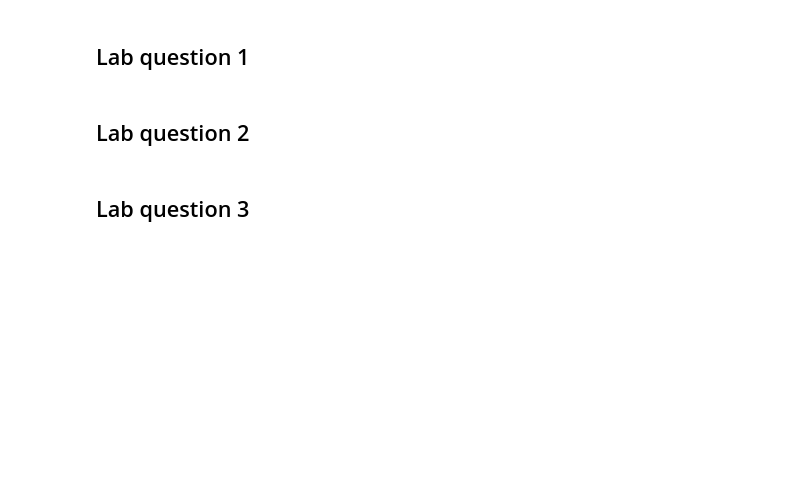
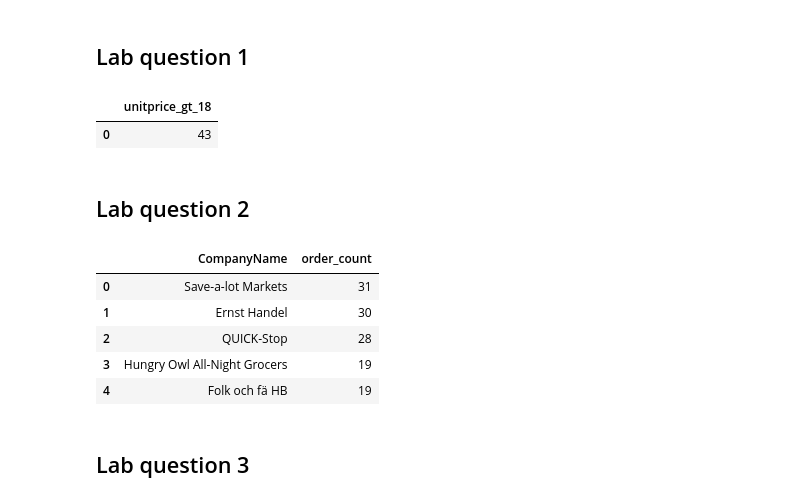
Before and after one commit to joonhahaileypark/joonhahaileypark, a Jupyter notebook: labs/de_lab_1_Joonha_Park.ipynb, the cells around one changed output. Saved outputs shown, nothing was run; the diff lists cells and outputs as text; code cells hidden in the pictures; blank space fills up the shorter version.

```diff
--- a/labs/de_lab_1_Joonha_Park.ipynb
+++ b/labs/de_lab_1_Joonha_Park.ipynb
@@ -70,2 +78,10 @@ products
+# %%
+%%sql
+Select
+count(1) as unitprice_gt_18
+from Products where UnitPrice > 18
+# %% [output]
+|  | unitprice_gt_18 |
+| 0 | 43 |
 # %% [markdown]
 ## Lab question 2
@@ -74,2 +88,17 @@ products
+# %%
+%%sql
+SELECT c.CompanyName, COUNT(o.OrderID) AS order_count
+FROM Orders o
+JOIN Customers c ON o.CustomerID = c.CustomerID
+GROUP BY c.CompanyName
+ORDER BY order_count DESC
+LIMIT 5;
+# %% [output]
+|  | CompanyName | order_count |
+| 0 | Save-a-lot Markets | 31 |
+| 1 | Ernst Handel | 30 |
+| 2 | QUICK-Stop | 28 |
+| 3 | Hungry Owl All-Night Grocers | 19 |
+| 4 | Folk och fä HB | 19 |
 # %% [markdown]
 ## Lab question 3
```
Also changed, not shown: parts of 34 cells of this notebook.
